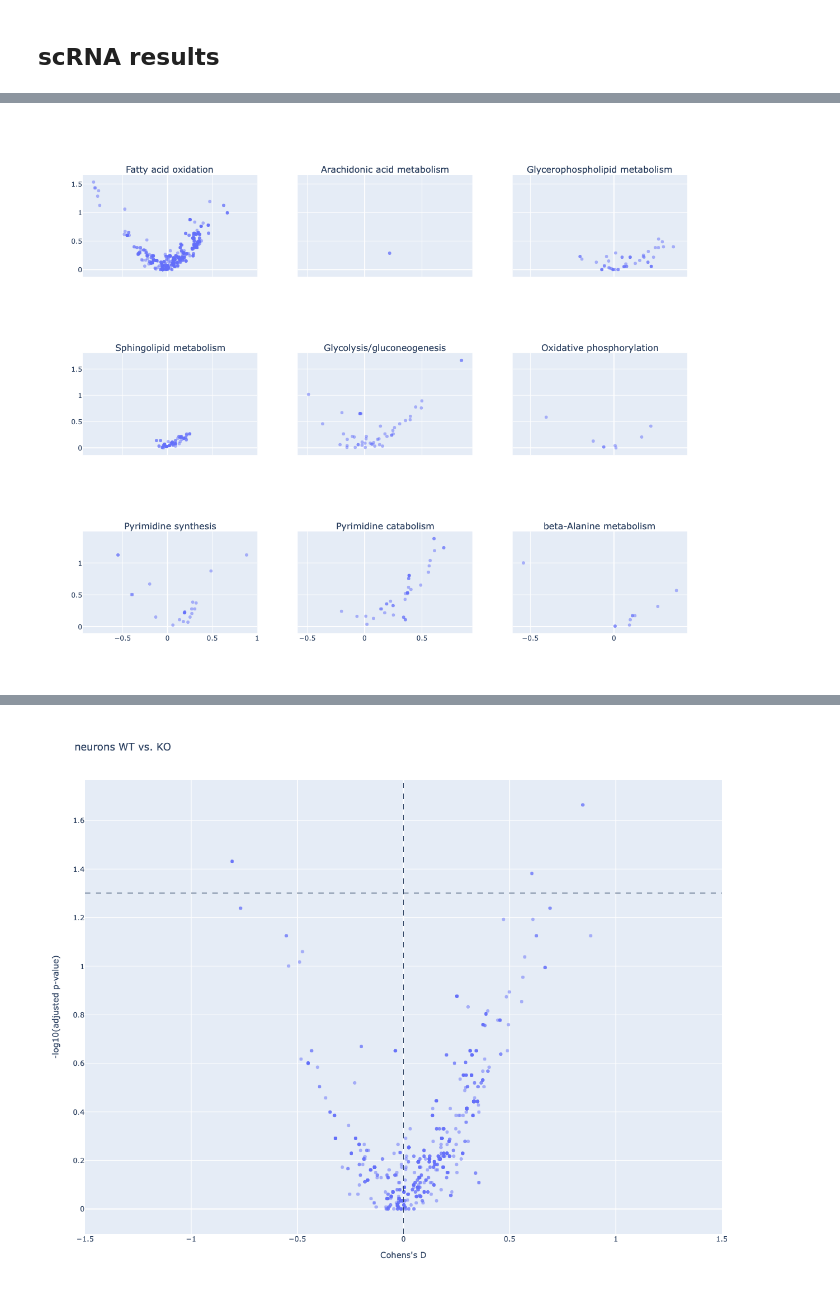
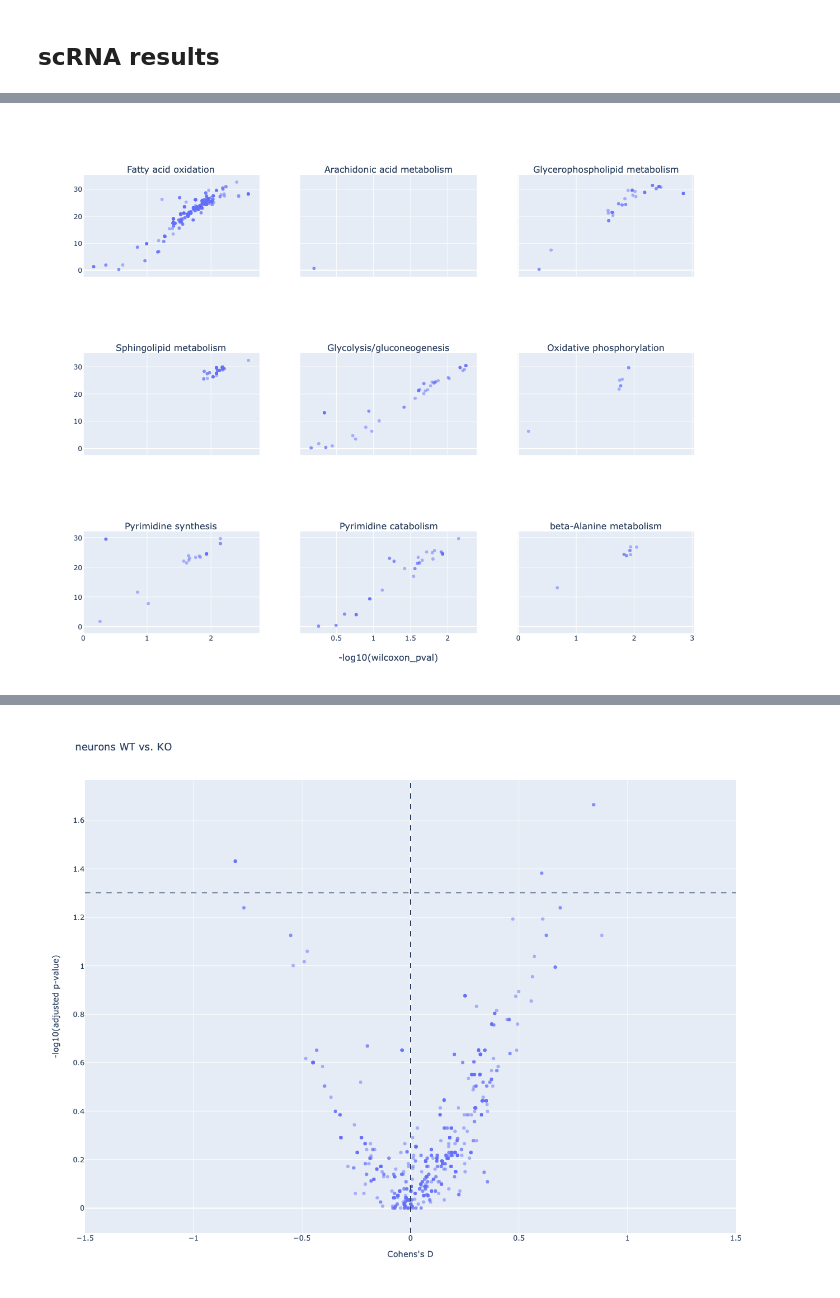
Before and after one commit to menchelab/novarinocollab, a Jupyter notebook: notebooks/compass_analysis_timeseries.ipynb, the cells around one changed output, grey strips where cells are left out. Drawn from its saved outputs; the diff is of its cells as text; code cells hidden in the pictures.

```diff
--- a/notebooks/compass_analysis_timeseries.ipynb
+++ b/notebooks/compass_analysis_timeseries.ipynb
@@ -292 +311,12 @@ meta_rxn_consistencies = get_reaction_consistencies(
+# %%
+single_consistencies, meta_consistencies = {}, {}
+for key1 in reaction_penalties.keys():
+    single_consistencies[key1], meta_consistencies[key1] = {}, {}
+    for key2 in reaction_penalties[key1].keys():
+        single_consistencies[key1][key2] = get_reaction_consistencies(
+            reaction_penalties[key1][key2]
+        )
+        meta_consistencies[key1][key2] = get_reaction_consistencies(
+            meta_penalties[key1][key2]
+        )
 # %%
@@ -371,7 +372,13 @@ for key, W in wilcoxon_test_results.items():
 import plotly.express as px
 import plotly
 from IPython.display import HTML
-def plotly_vulcano_plot(data, title, pval_cutoff = 0.01, pval_column = 'adjusted_pval', color = None):
+def plotly_vulcano_plot(
+    data, title,
+    pval_cutoff = 0.01,
+    pval_column = 'adjusted_pval',
+    color = None,
+    xlims = (-1.5, 1.5)
+):
     fig = px.scatter(
         data,
         x = 'cohens_d',
@@ -385,7 +392,7 @@ def plotly_vulcano_plot(data, title, pval_cutoff = 0.01, pval_column = 'adjusted
         hover_data = ['associated_genes', 'subsystem'],
         title = title,
         opacity = 0.5,
-        range_x = (-1.5 ,1.5)
+        range_x = xlims
     )
     if pval_cutoff:
         fig.add_hline(
@@ -404,7 +411,12 @@ def plotly_vulcano_plot(data, title, pval_cutoff = 0.01, pval_column = 'adjusted
     )
     return fig
 
-def plotly_category_plot(data, title, relevant_subsystems = None):
+def plotly_category_plot(
+    data,
+    title,
+    relevant_subsystems = None,
+    xlims = (-1.5, 1.5)
+):
     if relevant_subsystems:
         data = data.loc[data.subsystem.isin(relevant_subsystems), :].copy()
 
@@ -423,7 +435,7 @@ def plotly_category_plot(data, title, relevant_subsystems = None):
             'cohens_d': "Cohens's D"
         },
         color = data.color,
-        range_x = (-1.5 ,1.5)
+        range_x = xlims
     )
     return fig
 
@@ -454,36 +492,38 @@ plotly_vulcano_plot(
 # %%
 from plotly.subplots import make_subplots
 fig = make_subplots(
     rows = 3,
     cols = 3,
     subplot_titles = relevant_subsystems,
     shared_xaxes = True,
     shared_yaxes = True,
     x_title = '-log10(wilcoxon_pval)'
 )
-data = wilcoxon_test_results['single']
+key1 = 'E14_5,P4'
+key2 = 'Mature_Glutamatergic'
+data = wilcoxon_test_results[key1][key2]
 for i, j, subsystem in zip(
     [1, 1, 1, 2, 2, 2, 3, 3, 3],
     [1, 2, 3, 1, 2, 3, 1, 2, 3],
     relevant_subsystems):
     fig.add_trace(
         plotly_vulcano_plot(
             data[data.subsystem == subsystem],
-            key + ' ' + ' vs. '.join(labels[key]) + subsystem,
+            key2 + ' ' + ' vs. '.join(key1.split(',')[::-1]) + subsystem,
             pval_cutoff = 0.05,
             pval_column = 'wilcox_pval'
         ).data[0],
         row = i,
         col = j
     )
 
 fig.update_layout(
     width = 1000,
     height = 1000
 )
 fig.show()
 # %% [output]
-[figure, old version]
+[figure, new version]
 # %%
 key = 'neurons'
 plotly_category_plot(
```
Also changed, not shown: parts of 11 cells of this notebook, 2 other files.
